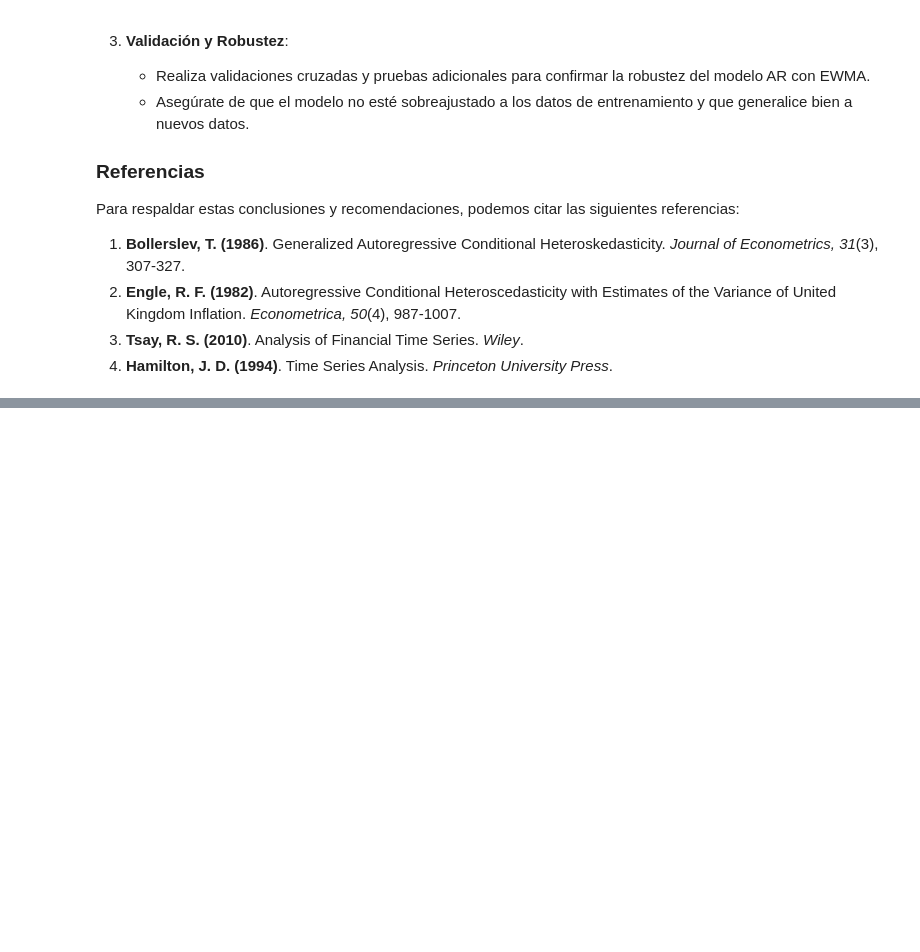
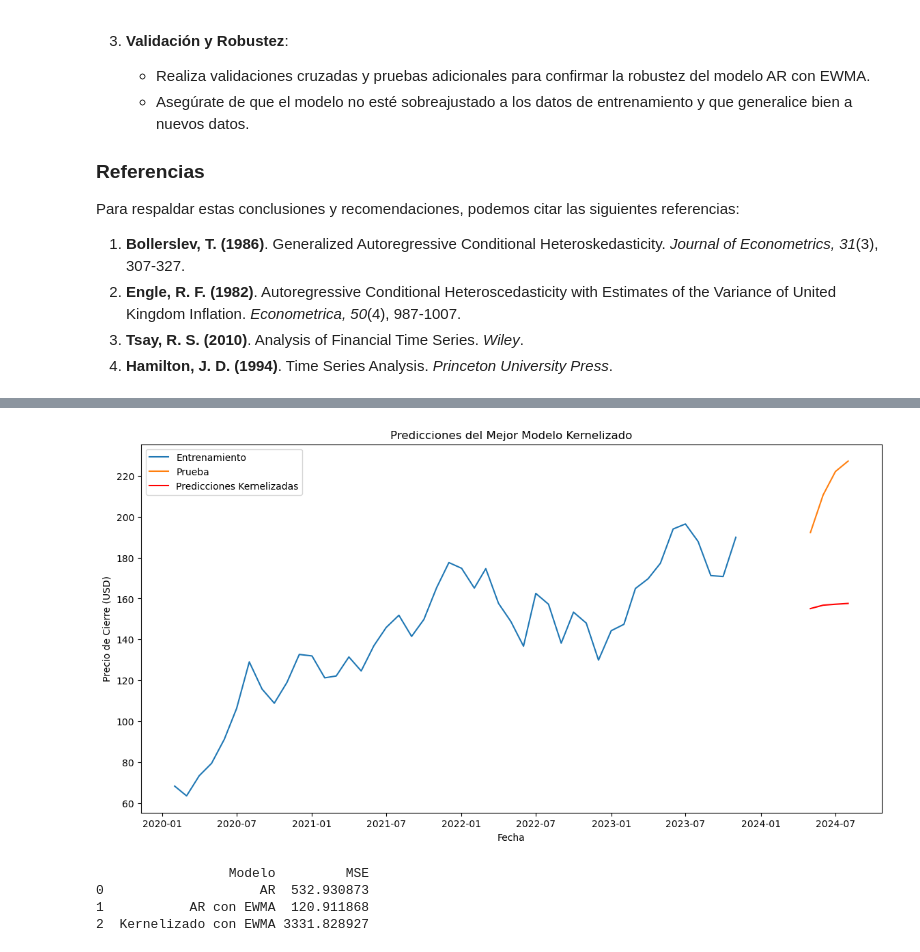
Before and after one commit to gpquintero1/ProyectoGrado, a Jupyter notebook: AAPL.ipynb, the cells around one changed output, grey strips where cells are left out. Cells and saved outputs as stored; diff of their text form; code cells hidden in the pictures; blank space fills up the shorter version.

```diff
--- a/AAPL.ipynb
+++ b/AAPL.ipynb
@@ -402,0 +516,52 @@ Para respaldar estas conclusiones y recomendaciones, podemos citar las siguiente
+# %%
+from sklearn.preprocessing import StandardScaler
+from sklearn.model_selection import GridSearchCV
+
+# Normalizar los datos
+scaler = StandardScaler()
+X_train_scaled = scaler.fit_transform(X_train)
+X_test_scaled = scaler.transform(X_test)
+
+# Definir el modelo y los parámetros para la búsqueda en cuadrícula
+param_grid = {
+    'alpha': [0.1, 1, 10],
+    'kernel': ['rbf', 'linear', 'poly', 'sigmoid'],
+    'gamma': [0.01, 0.1, 1]
+}
+
+grid_search = GridSearchCV(KernelRidge(), param_grid, cv=5)
+grid_search.fit(X_train_scaled, y_train)
+
+# Mejor modelo encontrado
+best_model = grid_search.best_estimator_
+
+# Hacer predicciones con el mejor modelo
+predictions_kernel = best_model.predict(X_test_scaled)
+
+# Evaluar el mejor modelo kernelizado
+mse_kernel = mean_squared_error(y_test, predictions_kernel)
+
+# Gráfico de las predicciones kernelizadas
+plt.figure(figsize=(14, 7))
+plt.plot(train.index[5:], y_train, label='Entrenamiento')
+plt.plot(test.index[5:], y_test, label='Prueba')
+plt.plot(test.index[5:], predictions_kernel, label='Predicciones Kernelizadas', color='red')
+plt.title('Predicciones del Mejor Modelo Kernelizado')
+plt.xlabel('Fecha')
+plt.ylabel('Precio de Cierre (USD)')
+plt.legend()
+plt.show()
+
+# Tabla comparativa de MSE
+mse_comparison = pd.DataFrame({
+    'Modelo': ['AR', 'AR con EWMA', 'Kernelizado con EWMA'],
+    'MSE': [mse_ar, mse_ewma, mse_kernel]
+})
+
+print(mse_comparison)
+# %% [output]
+[figure, added]
+                 Modelo         MSE
+0                    AR  532.930873
+1           AR con EWMA  120.911868
+2  Kernelizado con EWMA 3331.828927
```
Also changed, not shown: parts of 13 cells of this notebook.
